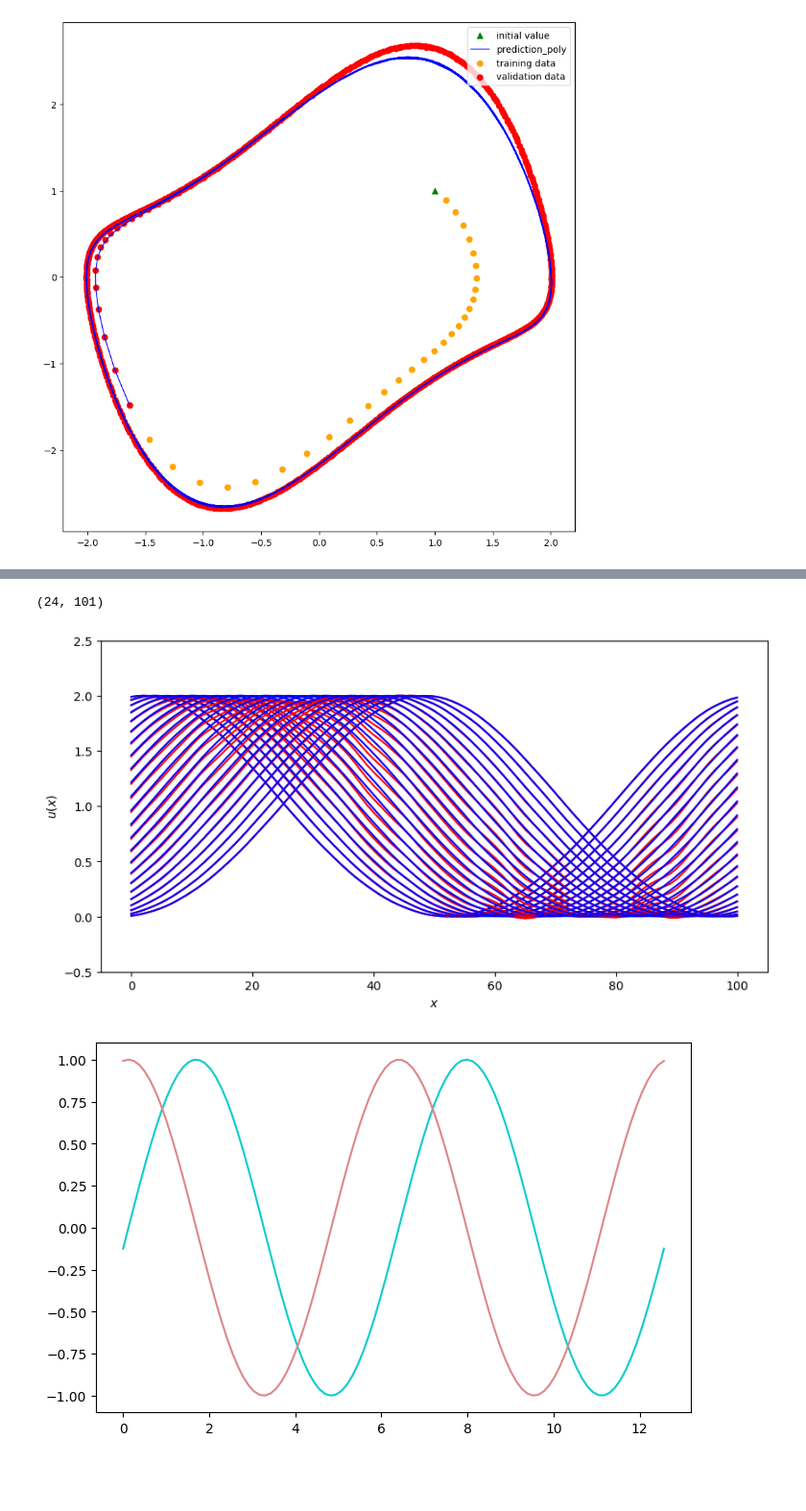
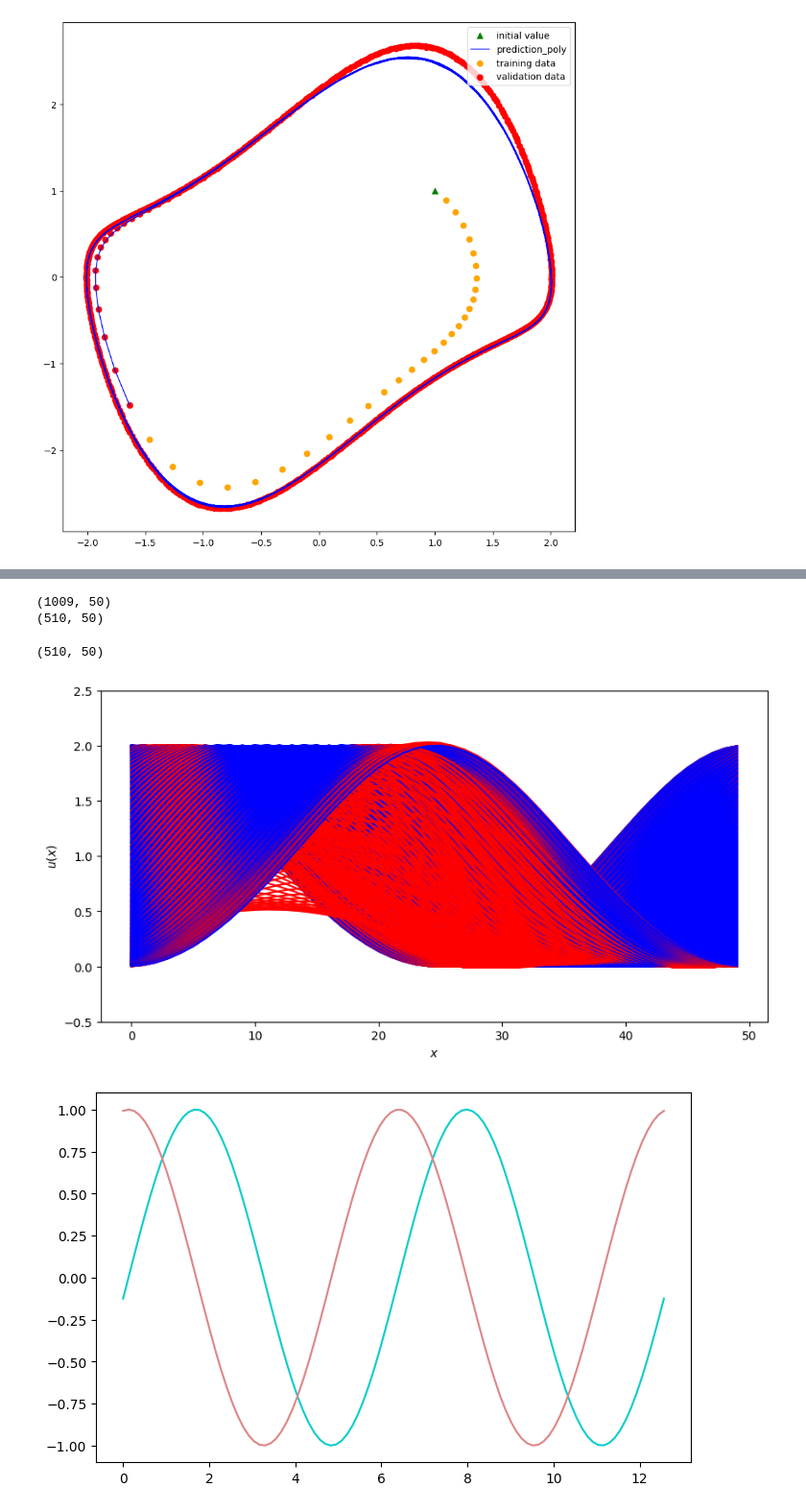
Before and after one commit to skyamat0/research, a Jupyter notebook: test.ipynb, the cells around one changed output, grey strips where cells are left out. Shown at 96% size. Cells and saved outputs as stored; diff of their text form; code cells hidden in the pictures; blank space fills up the shorter version.

```diff
--- a/test.ipynb
+++ b/test.ipynb
@@ -131,21 +218,22 @@ def lorentz(t, x, sigma, rho, beta):
     dx2dt = x[0] * x[1] - beta * x[2]
     return [dx0dt, dx1dt, dx2dt]
 
-time_step = [0, 5]
+time_step = [0, 1]
 sigma = 10
 rho = 28
 beta = 8
 np.random.seed(100)
 initial_value = np.random.uniform(low=-15, high=15, size=3)
-print(initial_value)
-sol_lorentz = solve_ivp(lorentz, t_span=time_step, y0=initial_value, args=[sigma, rho, beta], rtol=1e-8, t_eval=np.arange(0, 5, 0.01))
+sol_lorentz = solve_ivp(lorentz, t_span=time_step, y0=initial_value, args=[sigma, rho, beta], rtol=1e-8, t_eval=np.arange(0, 1, 0.01))
 solution_lorentz = (sol_lorentz.y - np.min(sol_lorentz.y, axis=1).reshape(-1, 1)) / (np.max(sol_lorentz.y, axis=1) - np.min(sol_lorentz.y, axis=1)).reshape(-1,1)
 initial_value = (initial_value.reshape(-1,1) - np.min(sol_lorentz.y, axis=1).reshape(-1, 1)) / (np.max(sol_lorentz.y, axis=1) - np.min(sol_lorentz.y, axis=1)).reshape(-1,1)
 
 x = solution_lorentz[0]
 y = solution_lorentz[1]
 z = solution_lorentz[2]
-X_lorentz = solution_lorentz[:, :-1]
-Y_lorentz = solution_lorentz[:, 1:]
+X_lorentz_old = solution_lorentz[:, :-2]
+Y_lorentz_old = solution_lorentz[:, 1:-1]
+X_lorentz_new = solution_lorentz[:, 1:-1]
+Y_lorentz_new = solution_lorentz[:, 2:]
 print("done")
 # %% [output]
@@ -404,7 +842,7 @@ def main():
     print(" Maximum time step    :", max(np.diff(sol.t)))
 
     # t mesh
-    nt = 101
+    nt = 1010
     t = np.linspace(0, t_max, nt)
     dt = t[1] - t[0]
     print("dt =", dt)
@@ -481,10 +919,11 @@ saved as 'kdv_solve_ivp.gif'
 # %%
 # dim * data
-num_data = 25
-X_kdv = u_tx[:, :-1]
-Y_kdv = u_tx[:, 1:]
-print(Y_kdv.shape)
+num_data = 800
+X_kdv = u_tx[:-1, :]
+Y_kdv = u_tx[1:, :]
 # kedmd
-kedmd_kdv = kEDMD(X_kdv[:, :num_data], Y_kdv[:, :num_data], kernel="polynomial", p=3, c=1)
-kedmd_kdv.fit()
+kedmd_kdv = kEDMD(X_kdv[:num_data, :].T, Y_kdv[:num_data, :].T, kernel="polynomial", p=2, c=1)
+#kedmd_kdv = kEDMD(X_kdv[:num_data, :].T, Y_kdv[:num_data, :].T, kernel="gaussian", eps=np.sqrt(2))
+kedmd.fit()
+print("kedmd done")
 # %% [output]
@@ -492,31 +988,41 @@ kedmd_kdv.fit()
 # %%
+t_step = 10 # 各点から3点を予測
 preds = []
-for _ in X_kdv[:, num_data:].T:
+i = 0
+for _ in X_kdv[num_data::t_step, :]:
     _ = _.reshape(-1, 1)
-    preds.append(kedmd_kdv.predict(_))
+    y = kedmd_kdv.predict(_)
+    preds.append(y)
+    for i in range(t_step-1):
+        y = kedmd_kdv.predict(y)
+        preds.append(y)
+print(X_kdv.shape)
 preds = np.array(preds)
 print(preds.shape)
 # %% [output]
-(24, 101)
+(1009, 50)
+(510, 50)
 # %%
 fig, ax = plt.subplots(figsize=(10,5))
 ax1 = ax
 ax1.set_xlabel("$x$")
 ax1.set_ylabel("$u(x)$")
 ax1.set_ylim((-0.5, 2.5))
 artists = []  # list of plot
-for i in range(preds.shape[0]):
+print(preds.shape)
+for i in range(preds.shape[0]-1):
     artist1 = ax1.plot(preds[i, :], '-r')
-    artist2 = ax1.plot(Y_kdv[:, num_data+i], '-b')
+    artist2 = ax1.plot(Y_kdv[num_data+i, :], '-b')
     artists.append(artist1+artist2)
 
 # Make animation
-anim = animation.ArtistAnimation(fig, artists, interval=100, repeat=False)
+anim = animation.ArtistAnimation(fig, artists, interval=11, repeat=False)
 plt.show()
 # Save animation
 anim.save("kedmd_prediction.gif", writer="pillow")  # writer="pillow" or "imagemagick" for GIF
 # %% [output]
+(510, 50)
-[figure, old version]
+[figure, new version]
 # %%
 import numpy as np
 import matplotlib.pyplot as plt
```
Also changed, not shown: parts of 25 cells of this notebook, 6 other files.
